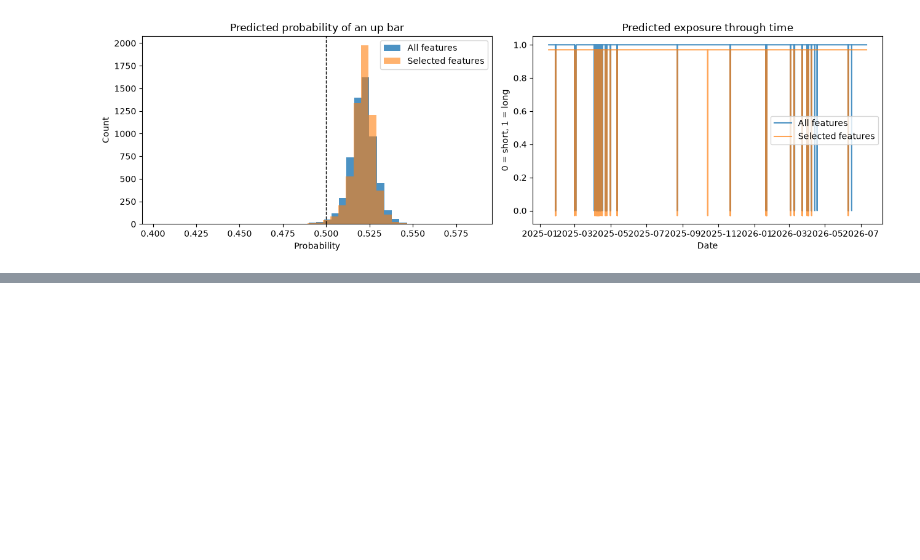
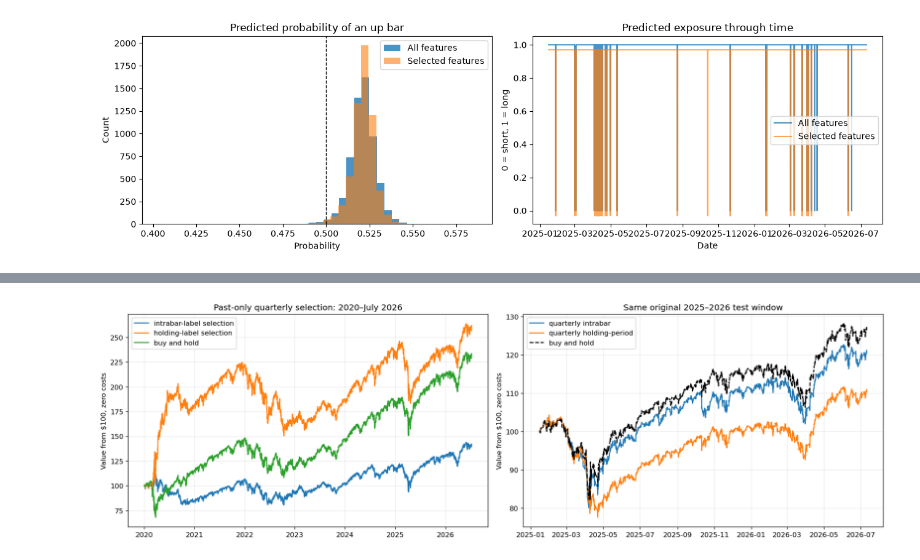
Before and after one commit to ParthM02/ml-stock-project, a Jupyter notebook: spy_hourly_model_full_experiment.ipynb, the cells around one changed output, grey strips where cells are left out. Cells and saved outputs as stored; diff of their text form; code cells hidden in the pictures; blank space fills up the shorter version.

```diff
--- a/spy_hourly_model_full_experiment.ipynb
+++ b/spy_hourly_model_full_experiment.ipynb
@@ -885,0 +1008,79 @@ Key limitations for follow-up work:
+# %%
+spy_walk_results = pd.read_csv(SPY_AUDIT_OUTPUT / "walk_forward_results.csv")
+spy_walk_paths = pd.read_csv(
+    SPY_AUDIT_OUTPUT / "walk_forward_paths.csv", parse_dates=["datetime"]
+)
+spy_walk_audit = pd.read_csv(
+    SPY_AUDIT_OUTPUT / "walk_forward_audit.csv",
+    parse_dates=[
+        "last_inner_training_completion",
+        "validation_start",
+        "last_refit_completion",
+        "outer_start",
+    ],
+)
+assert (
+    spy_walk_audit["last_inner_training_completion"]
+    .lt(spy_walk_audit["validation_start"])
+    .all()
+)
+assert spy_walk_audit["last_refit_completion"].lt(spy_walk_audit["outer_start"]).all()
+assert (
+    audit_fingerprint(SPY_AUDIT_DATA, SPY_AUDIT_CONFIG)
+    == spy_audit_report["fingerprint"]
+)
+display(
+    spy_walk_results[
+        ["model", "cost_bps", "return", "daily_sharpe", "max_drawdown", "long_rate"]
+    ]
+)
+display(spy_walk_audit.tail(12))
+fig, axes = plt.subplots(1, 2, figsize=(16, 5))
+for model_name, group in spy_walk_paths.loc[spy_walk_paths["cost_bps"].eq(0)].groupby(
+    "model", sort=False
+):
+    axes[0].plot(group["datetime"], 100 * group["equity"], label=model_name)
+axes[0].set(
+    title="Past-only quarterly selection: 2020–July 2026",
+    ylabel="Value from $100, zero costs",
+)
+axes[0].legend()
+for model_name, stage in [
+    ("quarterly intrabar", "G nested quarterly selection"),
+    ("quarterly holding-period", "H nested selection; holding-period target"),
+]:
+    group = spy_paths.loc[
+        spy_paths["stage"].eq(stage)
+        & spy_paths["model"].eq("past-only selection")
+        & spy_paths["cost_bps"].eq(0)
+    ]
+    axes[1].plot(group["datetime"], 100 * group["equity"], label=model_name)
+benchmark = spy_paths.loc[
+    spy_paths["stage"].eq("H nested selection; holding-period target")
+    & spy_paths["model"].eq("buy and hold")
+    & spy_paths["cost_bps"].eq(0)
+]
+axes[1].plot(
+    benchmark["datetime"],
+    100 * benchmark["equity"],
+    label="buy and hold",
+    color="black",
+    linestyle="--",
+)
+axes[1].set(
+    title="Same original 2025–2026 test window", ylabel="Value from $100, zero costs"
+)
+axes[1].legend()
+for ax in axes:
+    ax.grid(alpha=0.25)
+plt.tight_layout()
+plt.show()
+spy_annual = spy_walk_paths.loc[spy_walk_paths["cost_bps"].eq(0)].copy()
+spy_annual["year"] = spy_annual["datetime"].dt.tz_convert("America/New_York").dt.year
+spy_annual_table = (
+    spy_annual.groupby(["year", "model"])["net_return"]
+    .apply(lambda values: (1 + values).prod() - 1)
+    .unstack("model")
+)
+display((100 * spy_annual_table).round(2))
+# %% [output]
@@ -885,0 +1116 @@ Key limitations for follow-up work:
+[figure, added]
```
Also changed, not shown: parts of 20 cells of this notebook, 9 other files.
